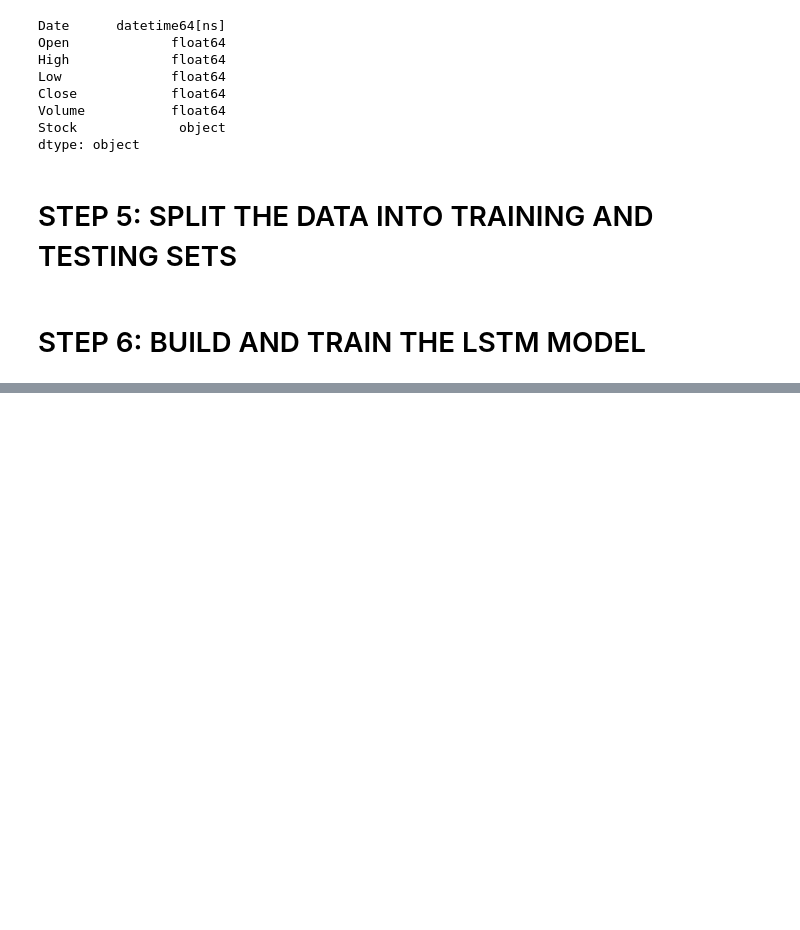
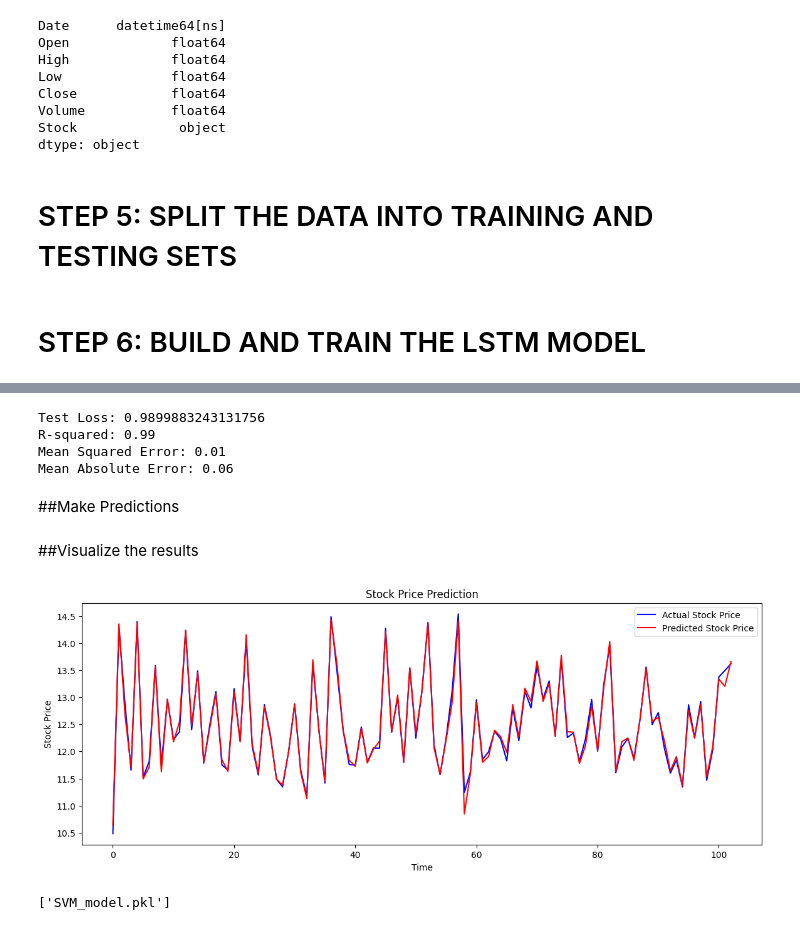
Before and after one commit to KabuyaSamuel/Stock-Market-Prediction-ML-Model, a Jupyter notebook: STOCK_MARKET_PREDICTION.ipynb, the cells around one changed output, grey strips where cells are left out. Cells and saved outputs as stored; diff of their text form; code cells hidden in the pictures; blank space fills up the shorter version.

```diff
--- a/STOCK_MARKET_PREDICTION.ipynb
+++ b/STOCK_MARKET_PREDICTION.ipynb
@@ -325,0 +452,54 @@ plt.show()
+# %%
+# Evaluate the model on the testing set
+test_loss = model.score(X_test, y_test)
+print(f'Test Loss: {test_loss}')
+
+# Calculate Mean Squared Error
+mse = mean_squared_error(y_test, y_pred)
+
+mae = mean_absolute_error(y_test, y_pred)
+
+r_squared = r2_score(y_test, y_pred)
+
+
+# Print Metrics
+print(f"R-squared: {r_squared:.2f}")
+print(f"Mean Squared Error: {mse:.2f}")
+print(f"Mean Absolute Error: {mae:.2f}")
+# %% [output]
+Test Loss: 0.9899883243131756
+R-squared: 0.99
+Mean Squared Error: 0.01
+Mean Absolute Error: 0.06
+# %% [markdown]
+##Make Predictions
+# %%
+# Make predictions on the testing set
+y_pred = model.predict(X_test)
+
+# Make predictions
+predictions = model.predict(X_test)
+
+# Convert predictions and actual values back to the original scale
+predictions = predictions.flatten()
+predictions = y_test.index.to_frame().assign(Close=predictions).set_index('Close', drop=True).index
+# %% [markdown]
+##Visualize the results
+# %%
+
+# Plot the results
+plt.figure(figsize=(14,5))
+plt.plot(y_test.values, color='blue', label='Actual Stock Price')
+plt.plot(predictions, color='red', label='Predicted Stock Price')
+plt.title('Stock Price Prediction')
+plt.xlabel('Time')
+plt.ylabel('Stock Price')
+plt.legend()
+plt.show()
+# %% [output]
+[figure, added]
+# %%
+# Save the model
+joblib.dump(model_fit, 'SVM_model.pkl')
+# %% [output]
+['SVM_model.pkl']
```
Also changed, not shown: parts of 21 cells of this notebook.
